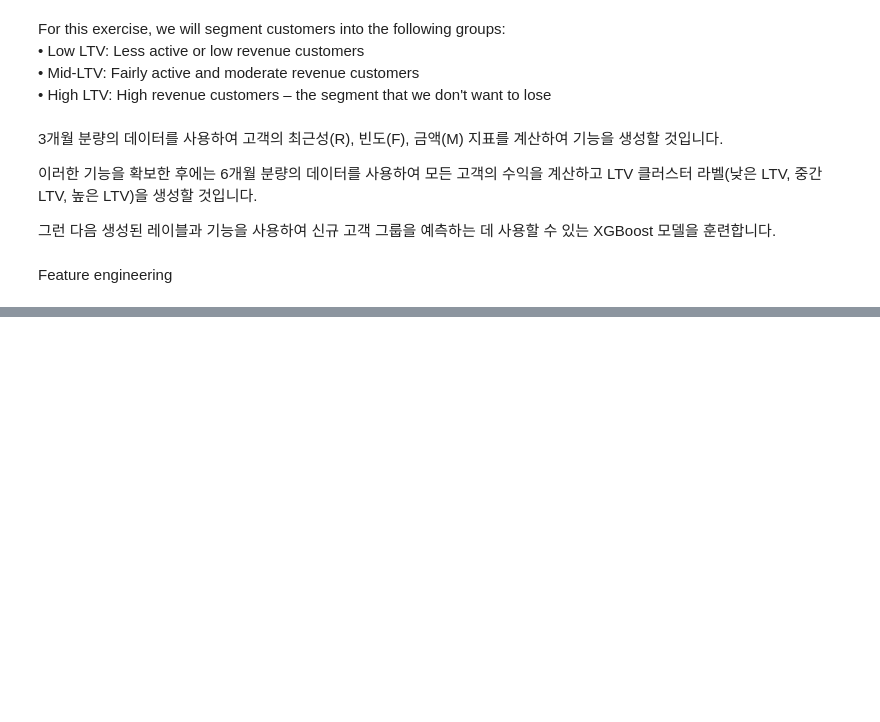
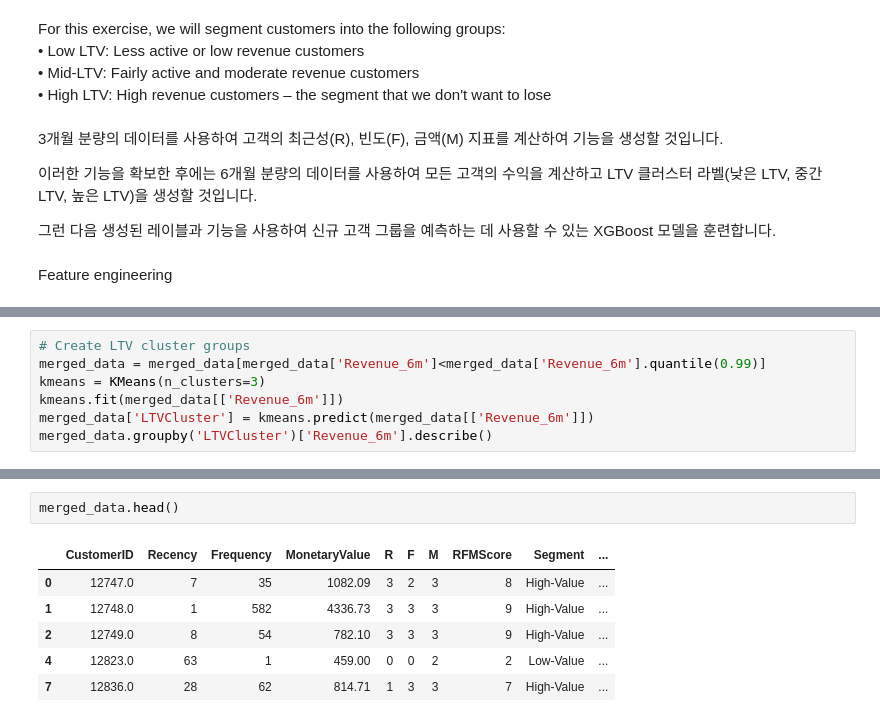
Before and after one commit to sguys99/feast_study, a Jupyter notebook: book/ch01.ipynb, the cells around one changed output, grey strips where cells are left out. Drawn from its saved outputs; the diff is of its cells as text; blank space fills up the shorter version.

```diff
--- a/book/ch01.ipynb
+++ b/book/ch01.ipynb
@@ -106,0 +352,7 @@ Feature engineering
+# %%
+# Create LTV cluster groups
+merged_data = merged_data[merged_data['Revenue_6m']<merged_data['Revenue_6m'].quantile(0.99)]
+kmeans = KMeans(n_clusters=3)
+kmeans.fit(merged_data[['Revenue_6m']])
+merged_data['LTVCluster'] = kmeans.predict(merged_data[['Revenue_6m']])
+merged_data.groupby('LTVCluster')['Revenue_6m'].describe()
@@ -106,0 +366,9 @@ Feature engineering
+# %%
+merged_data.head()
+# %% [output]
+|  | CustomerID | Recency | Frequency | MonetaryValue | R | F | M | RFMScore | Segment | ... |
+| 0 | 12747.0 | 7 | 35 | 1082.09 | 3 | 2 | 3 | 8 | High-Value | ... |
+| 1 | 12748.0 | 1 | 582 | 4336.73 | 3 | 3 | 3 | 9 | High-Value | ... |
+| 2 | 12749.0 | 8 | 54 | 782.10 | 3 | 3 | 3 | 9 | High-Value | ... |
+| 4 | 12823.0 | 63 | 1 | 459.00 | 0 | 0 | 2 | 2 | Low-Value | ... |
+| 7 | 12836.0 | 28 | 62 | 814.71 | 1 | 3 | 3 | 7 | High-Value | ... |
```
Also changed, not shown: parts of 47 cells of this notebook.
